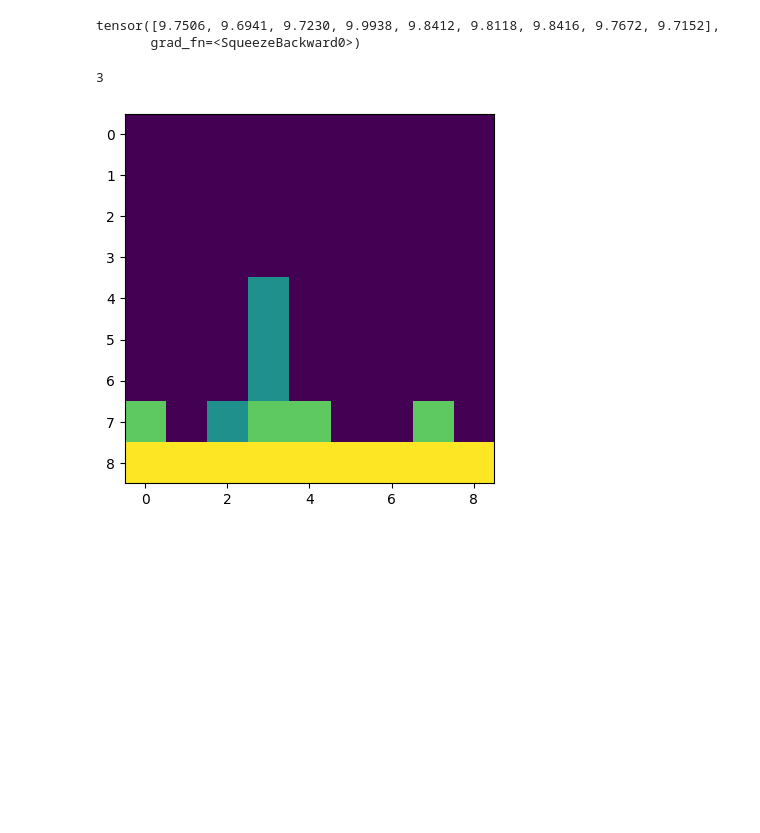
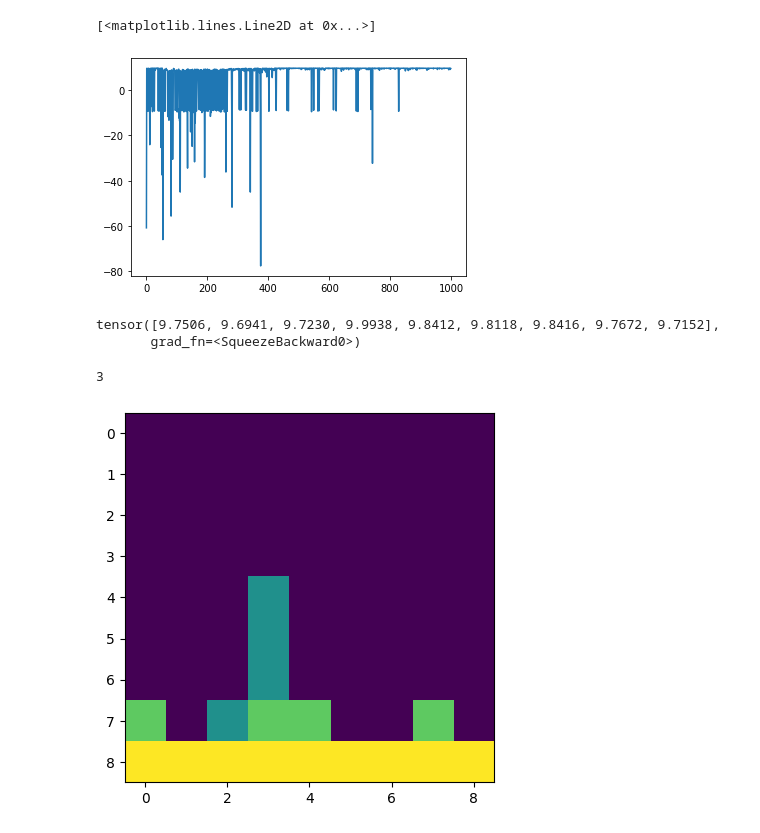
Before and after one commit to rachel-lim/cs5180, a Jupyter notebook: final_project/main_connectFour.ipynb, the cells around one changed output. Cells and saved outputs as stored; diff of their text form; code cells hidden in the pictures; blank space fills up the shorter version.

```diff
--- a/final_project/main_connectFour.ipynb
+++ b/final_project/main_connectFour.ipynb
@@ -143,3 +328,8 @@ array([[0., 0., 0., ..., 0., 0., 0.],
+# %%
+plt.plot(evals)
+# %% [output]
+[<matplotlib.lines.Line2D at 0x...>]
+[figure, added]
 # %%
 dqn_model(torch.tensor(env.grid, dtype=torch.float32).unsqueeze(0).unsqueeze(0))
 # %% [output]
```
Also changed, not shown: parts of 14 cells of this notebook, 1 other file.
